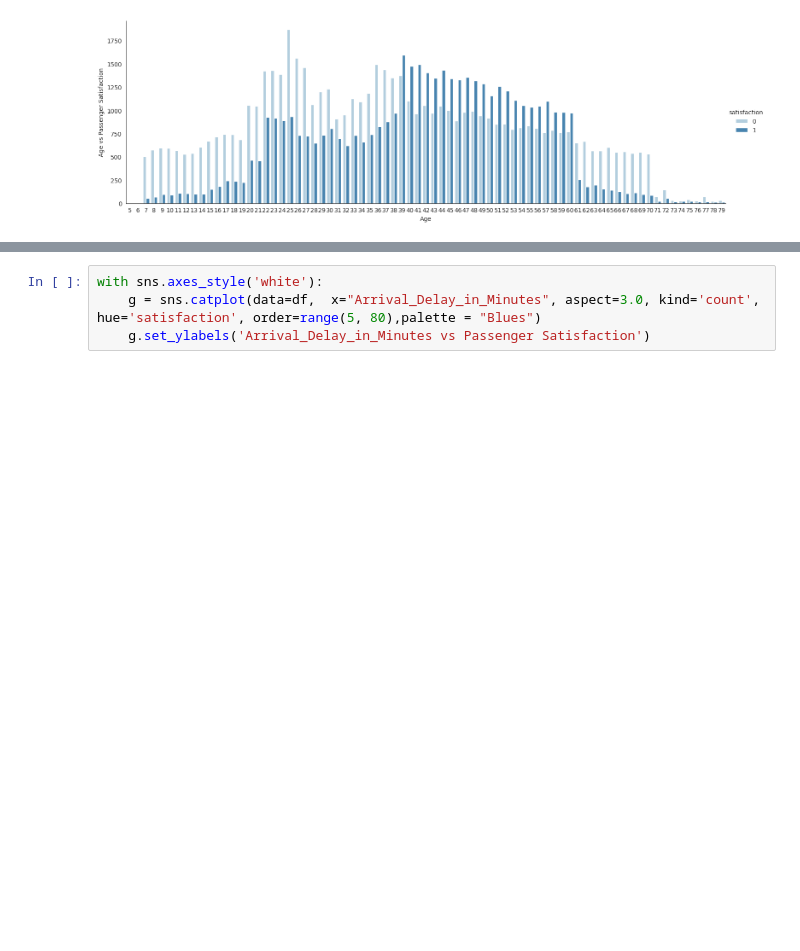
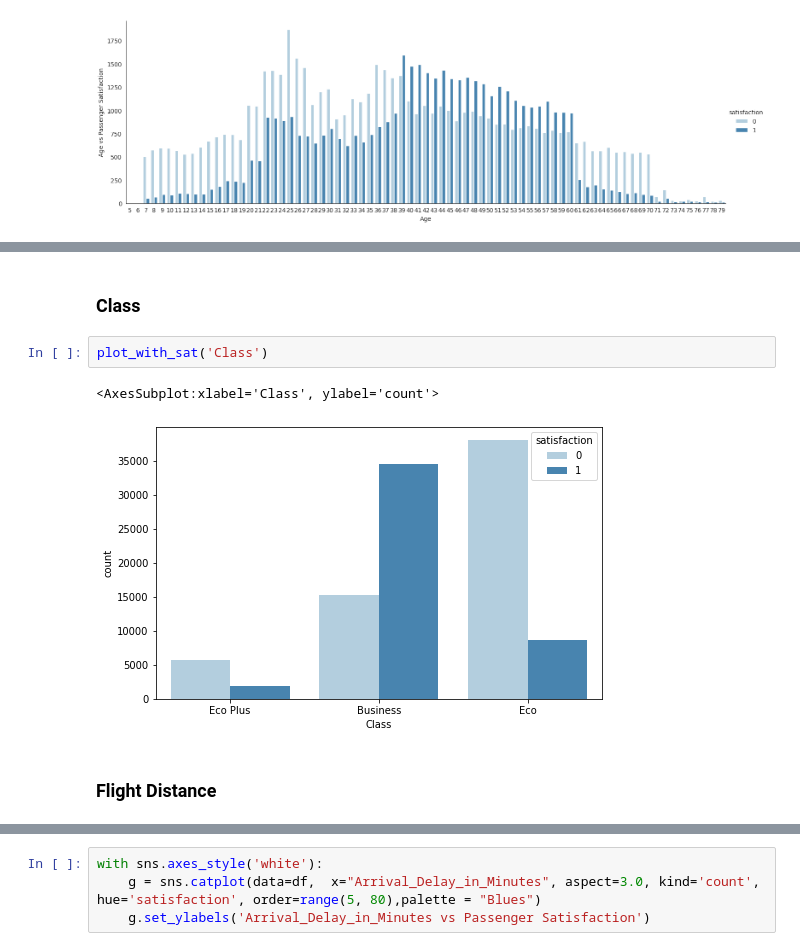
Before and after one commit to shanshanlao/Airline-Passenger-Satisfaction-Prediction, a Jupyter notebook: Code/Airline_data_Basic EDA.ipynb, the cells around one changed output, grey strips where cells are left out. Cells and saved outputs as stored; diff of their text form; blank space fills up the shorter version.

```diff
--- a/Code/Airline_data_Basic EDA.ipynb
+++ b/Code/Airline_data_Basic EDA.ipynb
@@ -288,0 +319,9 @@ with sns.axes_style('white'):
+# %% [markdown]
+### Class
+# %%
+plot_with_sat('Class')
+# %% [output]
+<AxesSubplot:xlabel='Class', ylabel='count'>
+[figure, added]
+# %% [markdown]
+### Flight Distance
```
Also changed, not shown: parts of 68 cells of this notebook.
